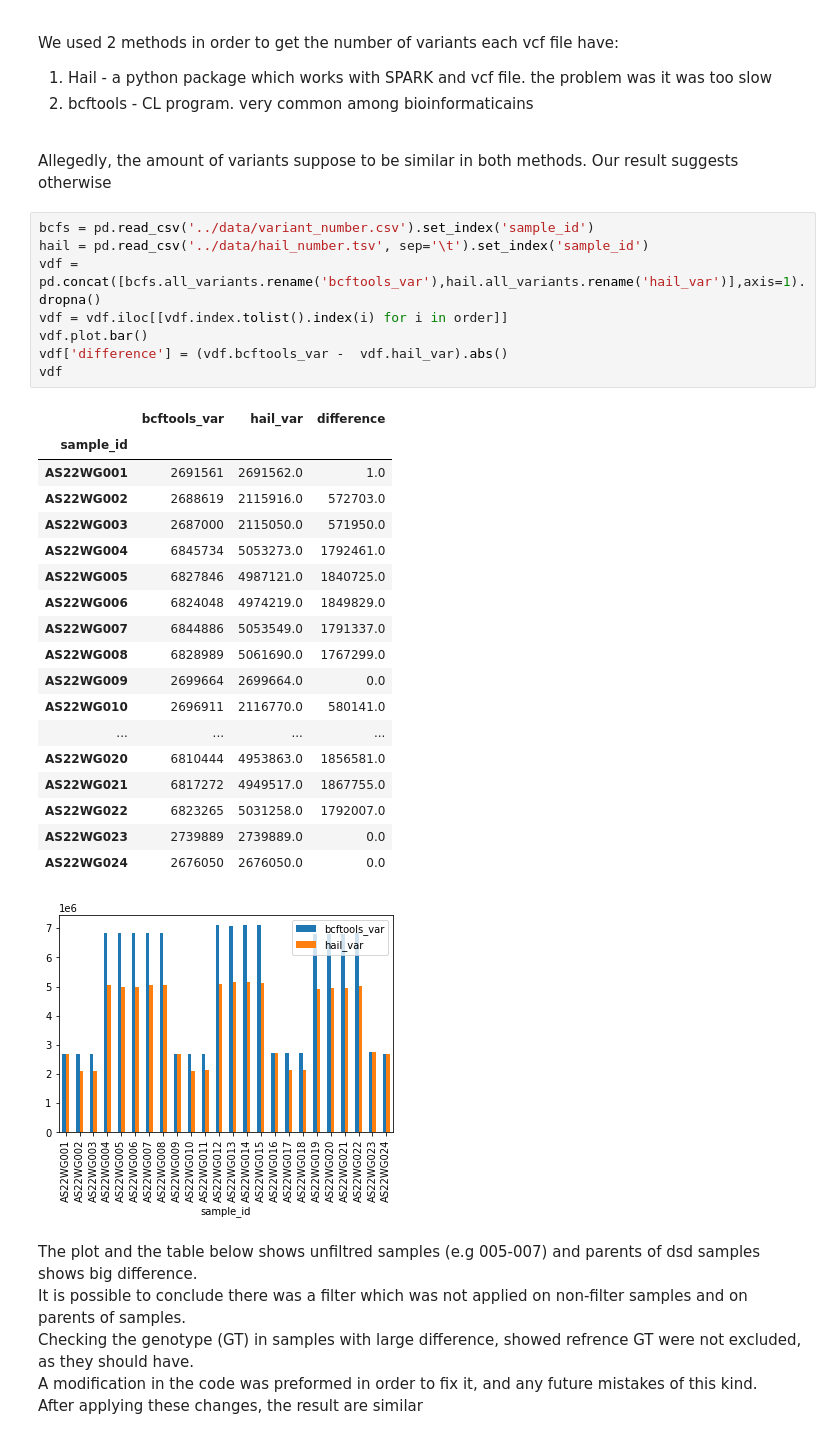
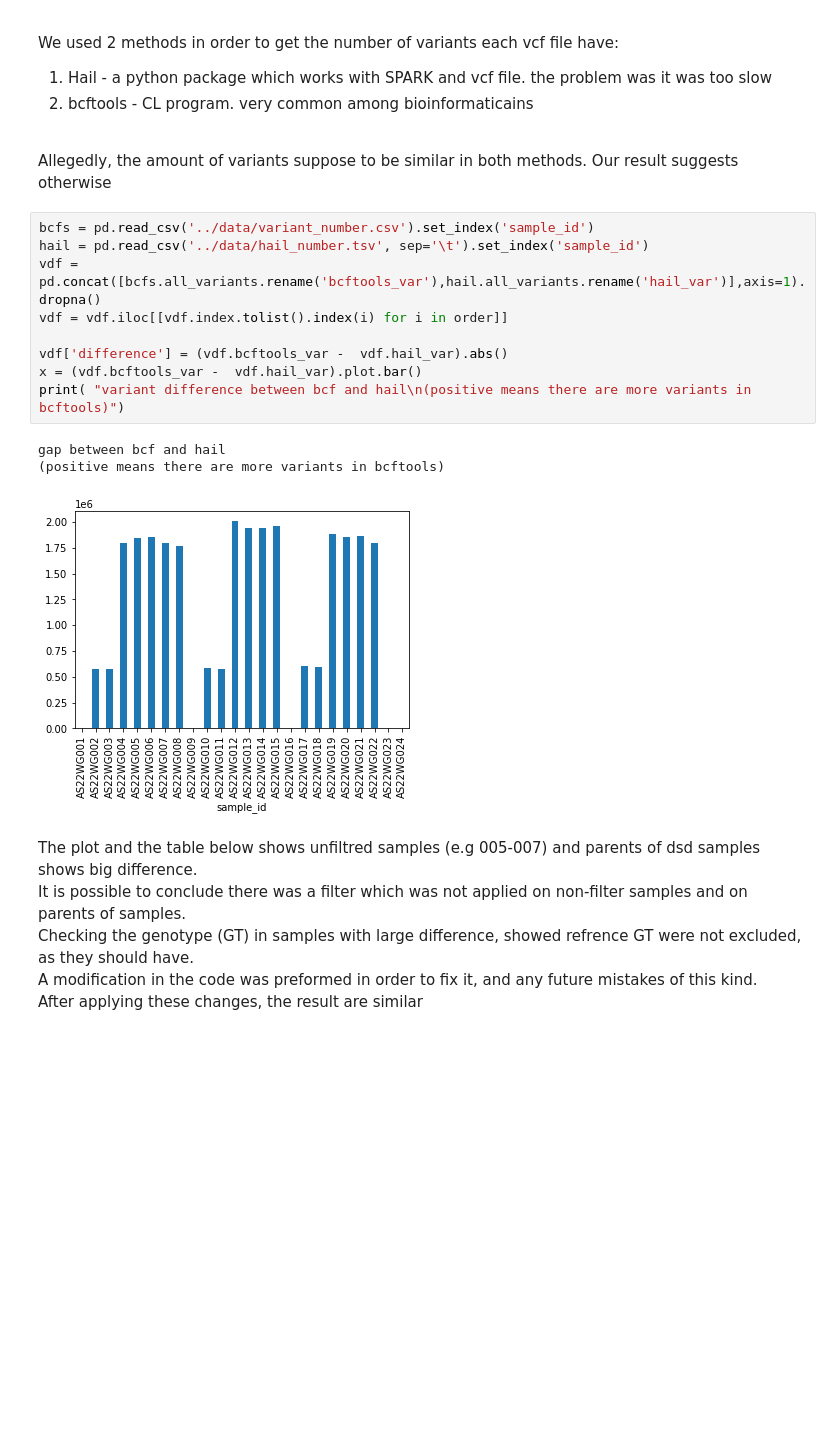
Before and after one commit to Toozig/gnomAD_df_class, a Jupyter notebook: variant_number_confirmation/number_analysis.ipynb, the cells around one changed output. Drawn from its saved outputs; the diff is of its cells as text; blank space fills up the shorter version.

Commit message:
added the number of variants problem notebook 5

```diff
--- a/variant_number_confirmation/number_analysis.ipynb
+++ b/variant_number_confirmation/number_analysis.ipynb
@@ -15,31 +15,16 @@ Allegedly, the amount of variants suppose to be similar in both methods. Our res
 # %%
 bcfs = pd.read_csv('../data/variant_number.csv').set_index('sample_id')
 hail = pd.read_csv('../data/hail_number.tsv', sep='\t').set_index('sample_id')
 vdf = pd.concat([bcfs.all_variants.rename('bcftools_var'),hail.all_variants.rename('hail_var')],axis=1).dropna()
 vdf = vdf.iloc[[vdf.index.tolist().index(i) for i in order]]
-vdf.plot.bar()
+
 vdf['difference'] = (vdf.bcftools_var -  vdf.hail_var).abs()
-vdf
+x = (vdf.bcftools_var -  vdf.hail_var).plot.bar()
+print( "variant difference between bcf and hail\n(positive means there are more variants in bcftools)")
 # %% [output]
-|  | bcftools_var | hail_var | difference |
-| sample_id |  |  |  |
-| AS22WG001 | 2691561 | 2691562.0 | 1.0 |
-| AS22WG002 | 2688619 | 2115916.0 | 572703.0 |
-| AS22WG003 | 2687000 | 2115050.0 | 571950.0 |
-| AS22WG004 | 6845734 | 5053273.0 | 1792461.0 |
-| AS22WG005 | 6827846 | 4987121.0 | 1840725.0 |
-| AS22WG006 | 6824048 | 4974219.0 | 1849829.0 |
-| AS22WG007 | 6844886 | 5053549.0 | 1791337.0 |
-| AS22WG008 | 6828989 | 5061690.0 | 1767299.0 |
-| AS22WG009 | 2699664 | 2699664.0 | 0.0 |
-| AS22WG010 | 2696911 | 2116770.0 | 580141.0 |
-| ... | ... | ... | ... |
-| AS22WG020 | 6810444 | 4953863.0 | 1856581.0 |
-| AS22WG021 | 6817272 | 4949517.0 | 1867755.0 |
-| AS22WG022 | 6823265 | 5031258.0 | 1792007.0 |
-| AS22WG023 | 2739889 | 2739889.0 | 0.0 |
-| AS22WG024 | 2676050 | 2676050.0 | 0.0 |
+gap between bcf and hail
+(positive means there are more variants in bcftools)
-[figure, old version]
+[figure, new version]
 # %% [markdown]
 The plot and the table below shows unfiltred  samples  (e.g 005-007) and parents of dsd samples shows big difference.
 <br>
```
Also changed, not shown: parts of 1 cell of this notebook.
